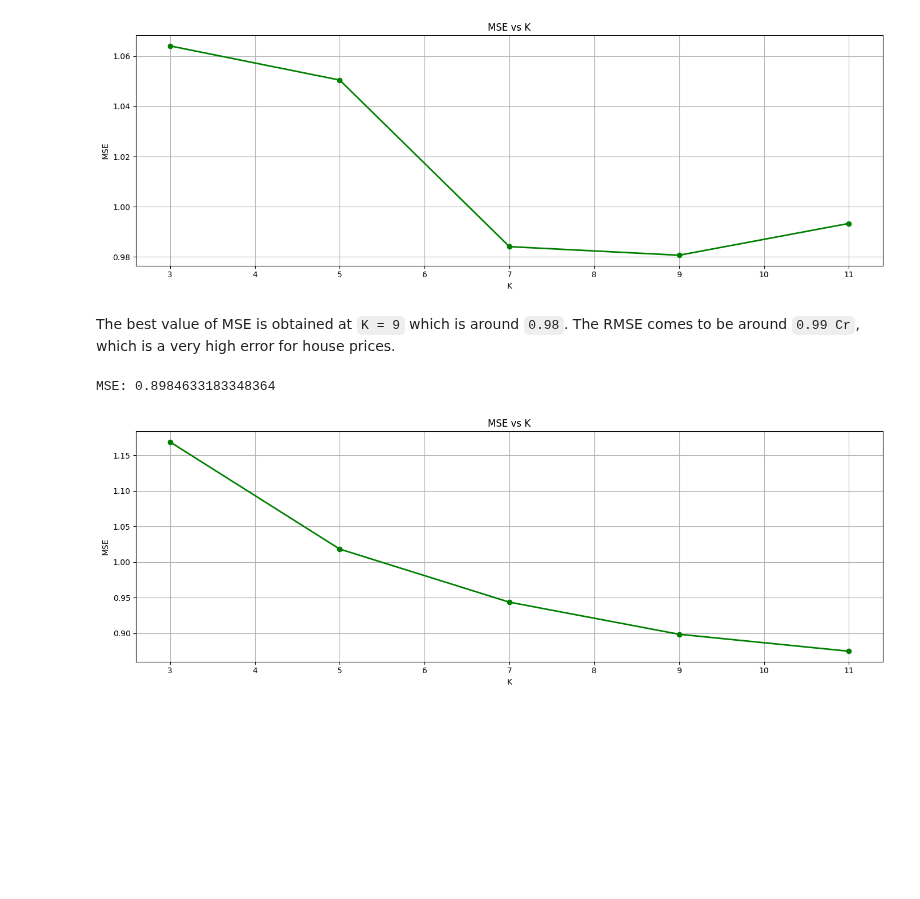
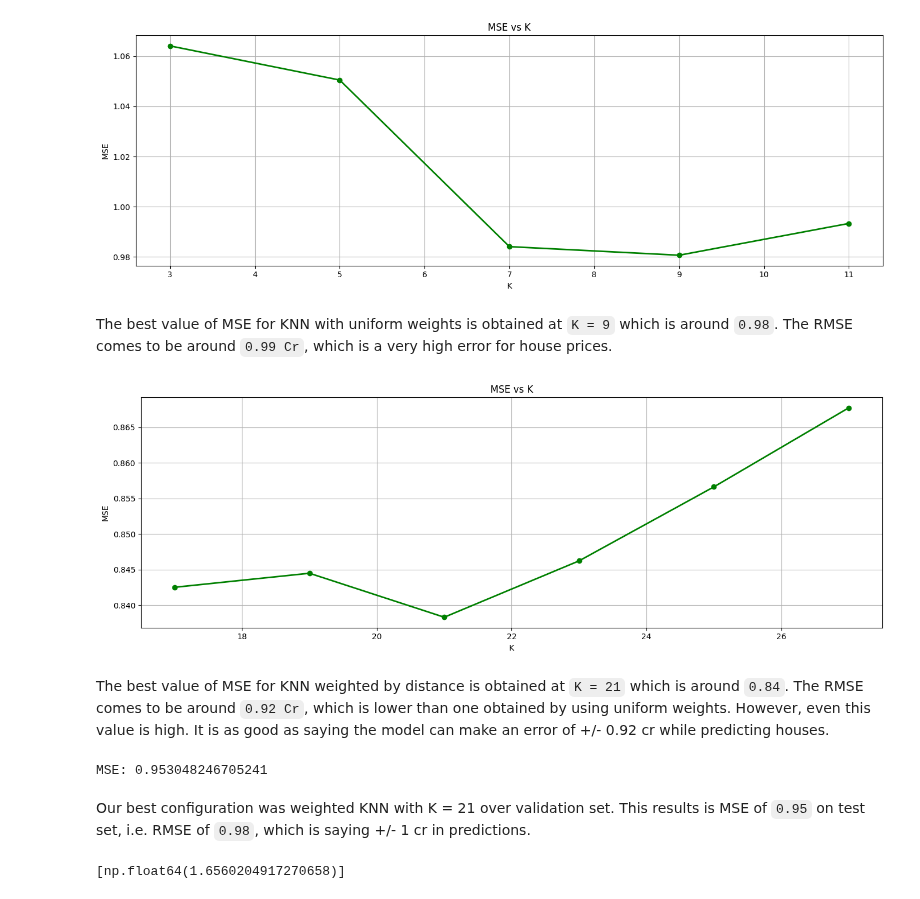
Before and after one commit to PritK99/ML-Toolbox, a Jupyter notebook: KNNs/house_price_prediction.ipynb, the cells around one changed output. Drawn from its saved outputs; the diff is of its cells as text; code cells hidden in the pictures; blank space fills up the shorter version.

Commit message:
Revisiting KNNs using OOPS appoach

```diff
--- a/KNNs/house_price_prediction.ipynb
+++ b/KNNs/house_price_prediction.ipynb
@@ -75,7 +78,7 @@ class KNN():
         if (x == "a" or x == "e" or x == "i" or x == "o" or x == "u"):
             return True
 
-    def predict(self, X, ):
+    def predict(self, X):
         X_train = self.X_train.copy()
         y_train = self.y_train.copy()
 
@@ -186,33 +189,26 @@ plt.show()
 # %% [output]
 [figure]
 # %% [markdown]
-The best value of MSE is obtained at `K = 9` which is around `0.98`. The RMSE comes to be around `0.99 Cr`, which is a very high error for house prices.
+The best value of MSE for KNN with uniform weights is obtained at `K = 9` which is around `0.98`. The RMSE comes to be around `0.99 Cr`, which is a very high error for house prices.
-# %%
-knn = KNN(k=9, metric="euclidean", weights="distance")
-knn.fit(X_train, y_train)
-# preds = knn.predict(X_val)
-# %%
-mse = knn.get_mse(X_val, y_val)
-print(f"MSE: {mse}")
-# %% [output]
-MSE: 0.8984633183348364
 # %%
-# Trying several values of K over validation set
+# Trying several values of K over validation set for weighted KNN
 mse_list = []
-K_list = [i for i in range(9, 19, 2)]
+K_list = [i for i in range(17, 29, 2)]
 for K in K_list:
     knn = KNN(k=K, metric="euclidean", weights="distance")
     knn.fit(X_train, y_train)
     mse = knn.get_mse(X_val, y_val)
     mse_list.append(mse)
 
 plt.figure(figsize=(14, 5))
 plt.plot(K_list, mse_list, color='green', marker='o', linewidth=2)
 plt.xlabel("K")
 plt.ylabel("MSE")
 plt.title("MSE vs K")
 plt.grid(True)
 plt.tight_layout()
 plt.show()
 # %% [output]
-[figure, old version]
+[figure, new version]
+# %% [markdown]
+The best value of MSE for KNN weighted by distance is obtained at `K = 21` which is around `0.84`. The RMSE comes to be around `0.92 Cr`, which is lower than one obtained by using uniform weights. However, even this value is high. It is as good as saying the model can make an error of +/- 0.92 cr while predicting houses.
@@ -218,0 +219,29 @@ plt.show()
+# %%
+mse = knn.get_mse(X_test, y_test)
+print(f"MSE: {mse}")
+# %% [output]
+MSE: 0.953048246705241
+# %% [markdown]
+Our best configuration was weighted KNN with K = 21 over validation set. This results is MSE of `0.95` on test set, i.e. RMSE of `0.98`, which is saying +/- 1 cr in predictions.
+# %%
+# Testing with our own data
+# type_mapping = {"Studio Apartment": 0, "Apartment": 0.25, "Independent House": 0.5, "Villa": 0.75, "Penthouse": 1}
+# age_mapping = {"Resale": 0, "Unknown": 0.5, "New": 1}
+# status_mapping = {"Under Construction": 0, "Ready to move": 1}
+
+x_custom = np.array([[
+    2,        # bhk
+    0.25,      # type
+    820,     # area
+    0,        # age
+    1,        # status
+    19.1386,  # latitude
+    72.8429   # longitude
+]])
+
+x_custom = (x_custom - X_mean) / X_std
+
+pred = knn.predict(x_custom)
+print(pred)
+# %% [output]
+[np.float64(1.6560204917270658)]
```
Also changed, not shown: parts of 2 cells of this notebook, 3 other files.
